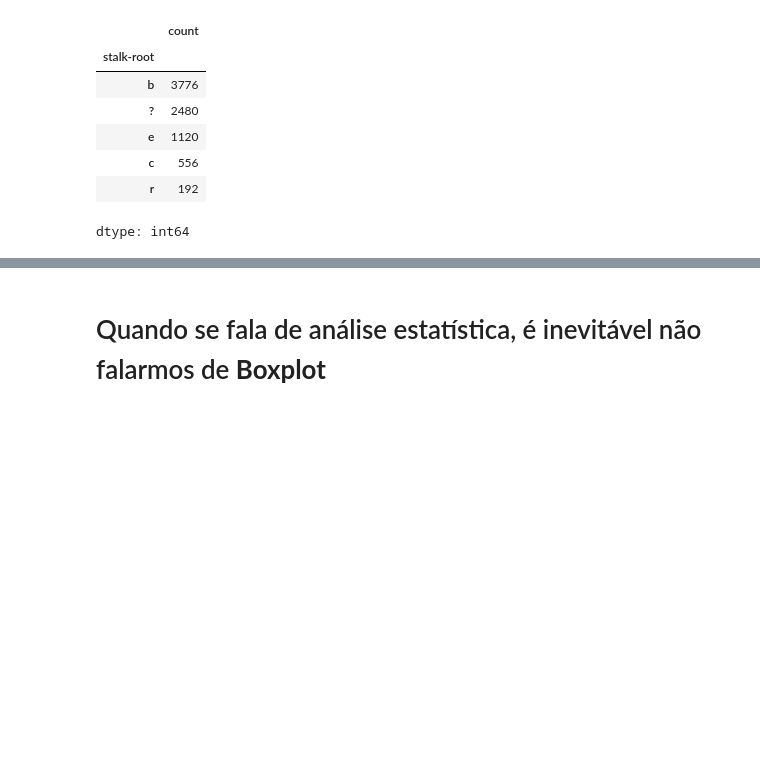
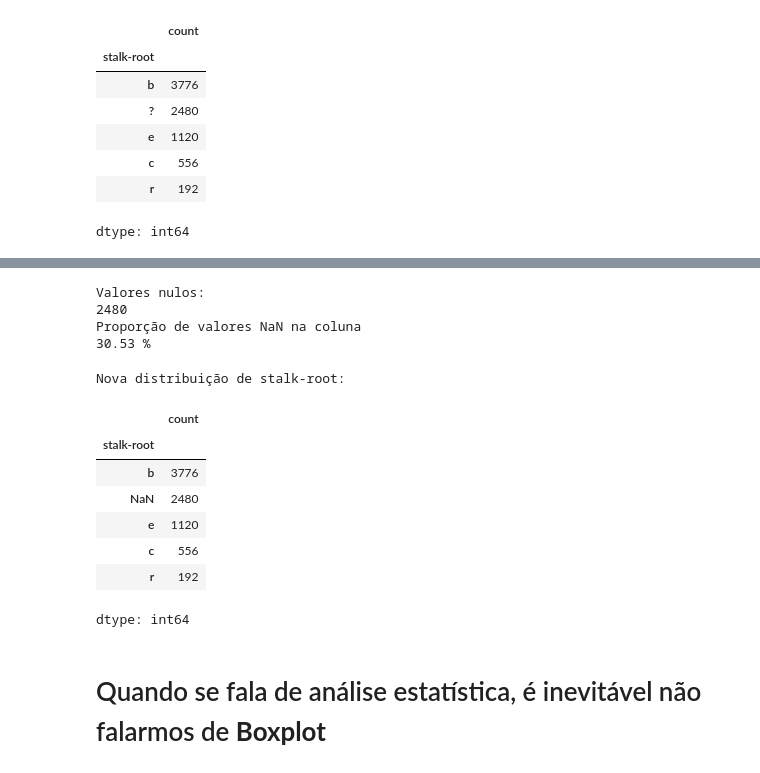
Before and after one commit to Walisson-Sales/Atividade-de-Analise-Exploratoria-de-Dados, a Jupyter notebook: notebook_EDA.ipynb, the cells around one changed output, grey strips where cells are left out. Saved outputs shown, nothing was run; the diff lists cells and outputs as text; code cells hidden in the pictures; blank space fills up the shorter version.

Commit message:
Transforma valores '?' da tabela stalk-root em NaN para padronização dos dados

```diff
--- a/notebook_EDA.ipynb
+++ b/notebook_EDA.ipynb
@@ -464,3 +467,32 @@ dtype: int64
+# %%
+# Transformando ? em NaN
+df["stalk-root"] = df["stalk-root"].replace("?", np.nan)
+# %%
+# Verifica novamente os valores nulos na coluna stalk-root
+print("Valores nulos:")
+print(df["stalk-root"].isna().sum())
+
+proporcao_nan = df["stalk-root"].isna().mean() * 100
+print("Proporção de valores NaN na coluna")
+print(f"{proporcao_nan:.2f} %")
+# %% [output]
+Valores nulos:
+2480
+Proporção de valores NaN na coluna
+30.53 %
+# %%
+print("Nova distribuição de stalk-root:")
+df["stalk-root"].value_counts(dropna=False)
+# %% [output]
+Nova distribuição de stalk-root:
+|  | count |
+| stalk-root |  |
+| b | 3776 |
+| NaN | 2480 |
+| e | 1120 |
+| c | 556 |
+| r | 192 |
+dtype: int64
 # %% [markdown]
 # Quando se fala de análise estatística, é inevitável não falarmos de **Boxplot**
 # %% [markdown]
```
Also changed, not shown: parts of 4 cells of this notebook.
